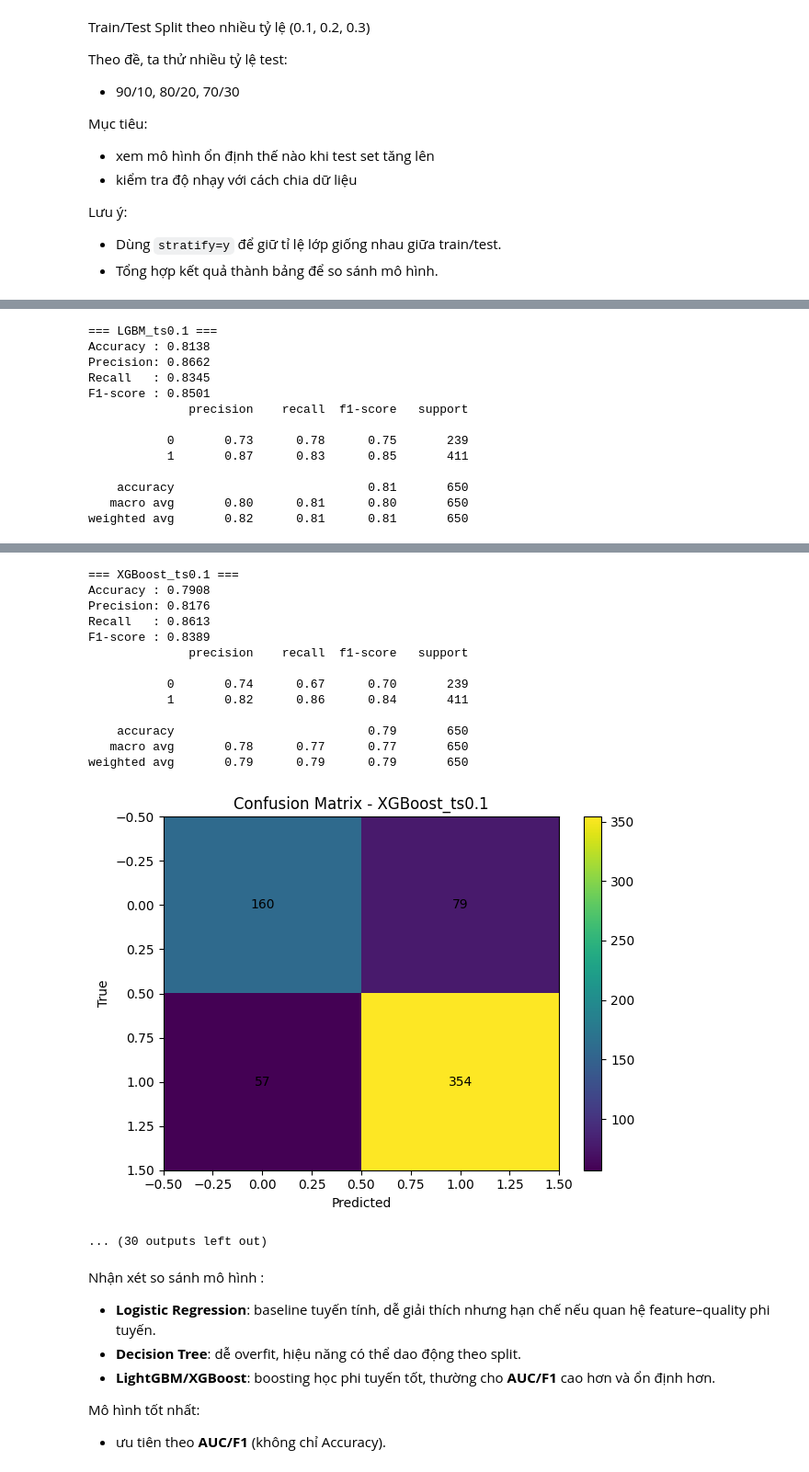
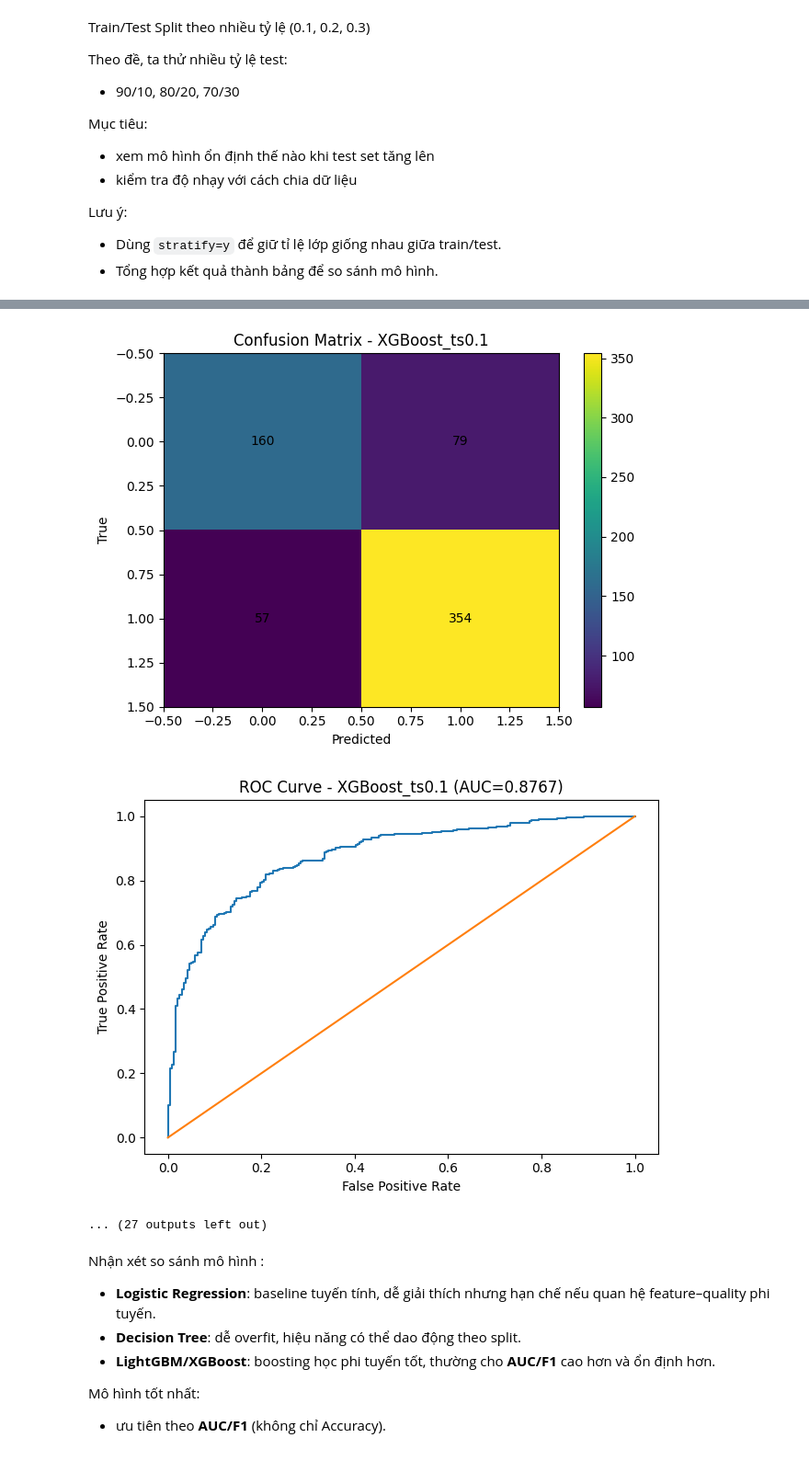
Before and after one commit to 25410127uit/Cs114, a Jupyter notebook: Wine_Quality.ipynb, the cells around one changed output, grey strips where cells are left out. Shown at 92% size. Drawn from its saved outputs; the diff is of its cells as text; code cells hidden in the pictures.

```diff
--- a/Wine_Quality.ipynb
+++ b/Wine_Quality.ipynb
@@ -375,12 +379,12 @@ def build_models(preprocess):
 
     models["LogReg"] = Pipeline([
         ("preprocess", preprocess),
-        ("clf", LogisticRegression(max_iter=2000, class_weight="balanced", random_state=RANDOM_STATE))
+        ("clf", LogisticRegression(max_iter=2000, class_weight="balanced", random_state=42))
     ])
 
     models["DecisionTree"] = Pipeline([
         ("preprocess", preprocess),
-        ("clf", DecisionTreeClassifier(class_weight="balanced", random_state=RANDOM_STATE))
+        ("clf", DecisionTreeClassifier(class_weight="balanced", random_state=42))
     ])
 
     from lightgbm import LGBMClassifier
@@ -388,8 +392,10 @@ def build_models(preprocess):
         ("preprocess", preprocess),
         ("clf", LGBMClassifier(
             n_estimators=400, learning_rate=0.05,
-            random_state=RANDOM_STATE,
-            is_unbalance=True
+            random_state=42,
+            is_unbalance=True,
+            verbose=-1,
+            verbosity=-1,
         ))
     ])
 
@@ -400,7 +406,7 @@ def build_models(preprocess):
             n_estimators=400, learning_rate=0.05, max_depth=5,
             subsample=0.9, colsample_bytree=0.9,
             eval_metric="logloss",
-            random_state=RANDOM_STATE
+            random_state=42
         ))
     ])
 
@@ -485,6 +491,11 @@ Lưu ý:
 - Dùng `stratify=y` để giữ tỉ lệ lớp giống nhau giữa train/test.
 - Tổng hợp kết quả thành bảng để so sánh mô hình.
 # %%
+import warnings
+warnings.filterwarnings(
+    "ignore",
+    message= "X does not have valid feature names"
+)
 y = df["label"]
 X = df.drop(columns=["quality", "label"]).copy()
 
@@ -494,7 +505,7 @@ models = build_models(preprocess)
 rows = []
 for ts in TEST_SIZES:
     X_train, X_test, y_train, y_test = train_test_split(
-        X, y, test_size=ts, stratify=y, random_state=RANDOM_STATE
+        X, y, test_size=ts, stratify=y, random_state=42
     )
 
     print(f"\n\n==================== test_size={ts} ====================")
@@ -553,15 +574,2 @@ You can set `force_col_wise=true` to remove the overhead.
-=== LGBM_ts0.1 ===
-Accuracy : 0.8138
-Precision: 0.8662
-Recall   : 0.8345
-F1-score : 0.8501
-              precision    recall  f1-score   support
-
-           0       0.73      0.78      0.75       239
-           1       0.87      0.83      0.85       411
-
-    accuracy                           0.81       650
-   macro avg       0.80      0.81      0.80       650
-weighted avg       0.82      0.81      0.81       650
 [figure]
 [figure]
@@ -568,18 +589,6 @@ weighted avg       0.82      0.81      0.81       650
+[figure]
+[figure, added]
-=== XGBoost_ts0.1 ===
-Accuracy : 0.7908
-Precision: 0.8176
-Recall   : 0.8613
-F1-score : 0.8389
-              precision    recall  f1-score   support
-
-           0       0.74      0.67      0.70       239
-           1       0.82      0.86      0.84       411
-
-    accuracy                           0.79       650
-   macro avg       0.78      0.77      0.77       650
-weighted avg       0.79      0.79      0.79       650
+... (27 outputs left out)
-[figure]
-... (30 outputs left out)
 # %% [markdown]
 Nhận xét so sánh mô hình :
 
```
Also changed, not shown: parts of 9 cells of this notebook.
